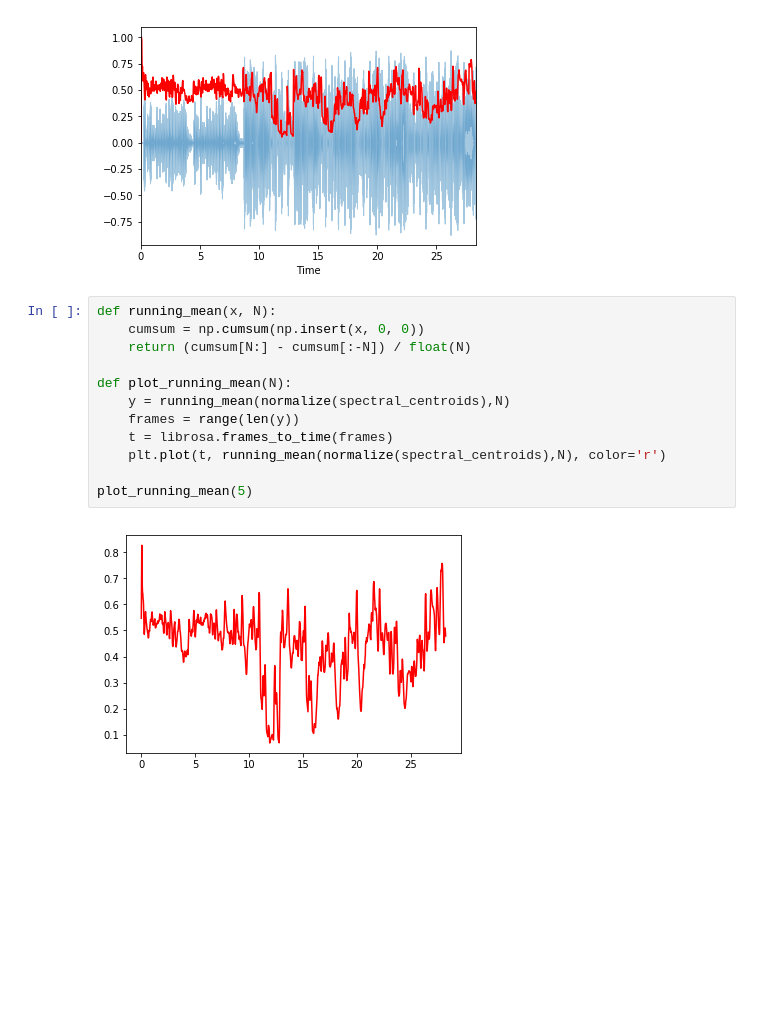
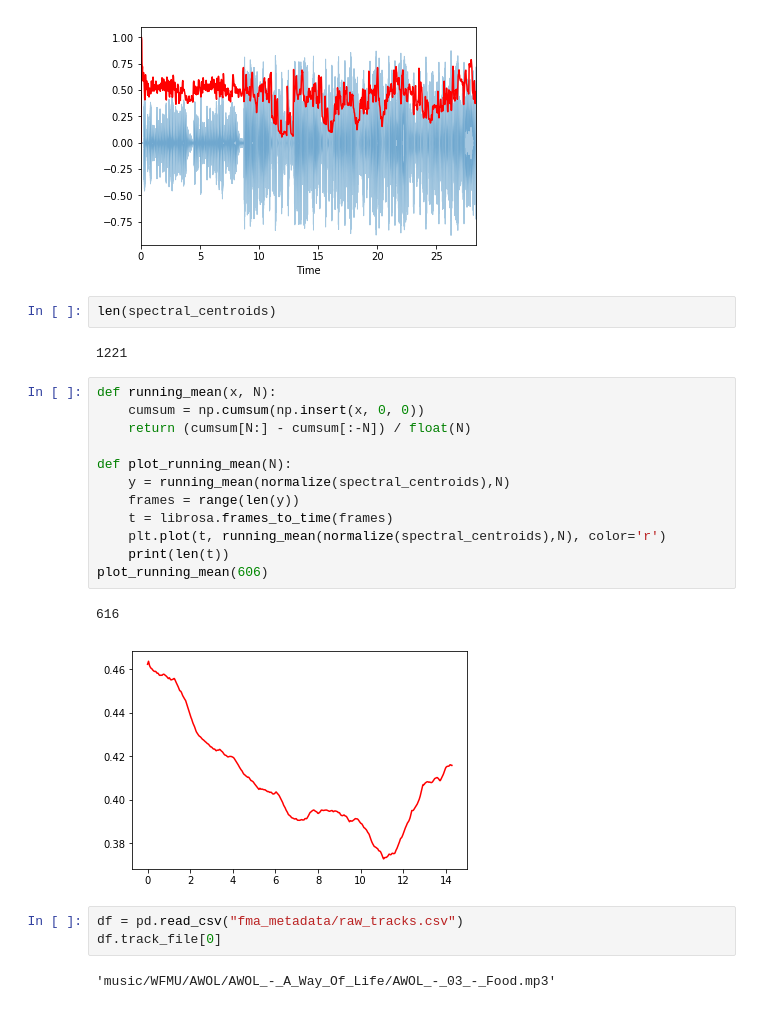
Before and after one commit to snovaisg/Genrefy, a Jupyter notebook: Playground_Features.ipynb, the cells around one changed output. Cells and saved outputs as stored; diff of their text form; blank space fills up the shorter version.

```diff
--- a/Playground.ipynb
+++ b/Playground_Features.ipynb
@@ -191,17 +191,27 @@ plt.plot(t, normalize(spectral_centroids), color='r')
 <matplotlib.collections.PolyCollection at 0x...>
 [<matplotlib.lines.Line2D at 0x...>]
 [figure]
+# %%
+len(spectral_centroids)
+# %% [output]
+1221
 # %%
 def running_mean(x, N):
     cumsum = np.cumsum(np.insert(x, 0, 0))
     return (cumsum[N:] - cumsum[:-N]) / float(N)
 
 def plot_running_mean(N):
     y = running_mean(normalize(spectral_centroids),N)
     frames = range(len(y))
     t = librosa.frames_to_time(frames)
     plt.plot(t, running_mean(normalize(spectral_centroids),N), color='r')
-
-plot_running_mean(5)
+    print(len(t))
+plot_running_mean(606)
 # %% [output]
+616
-[figure, old version]
+[figure, new version]
+# %%
+df = pd.read_csv("fma_metadata/raw_tracks.csv")
+df.track_file[0]
+# %% [output]
+'music/WFMU/AWOL/AWOL_-_A_Way_Of_Life/AWOL_-_03_-_Food.mp3'
```
Also changed, not shown: 4 other files.
